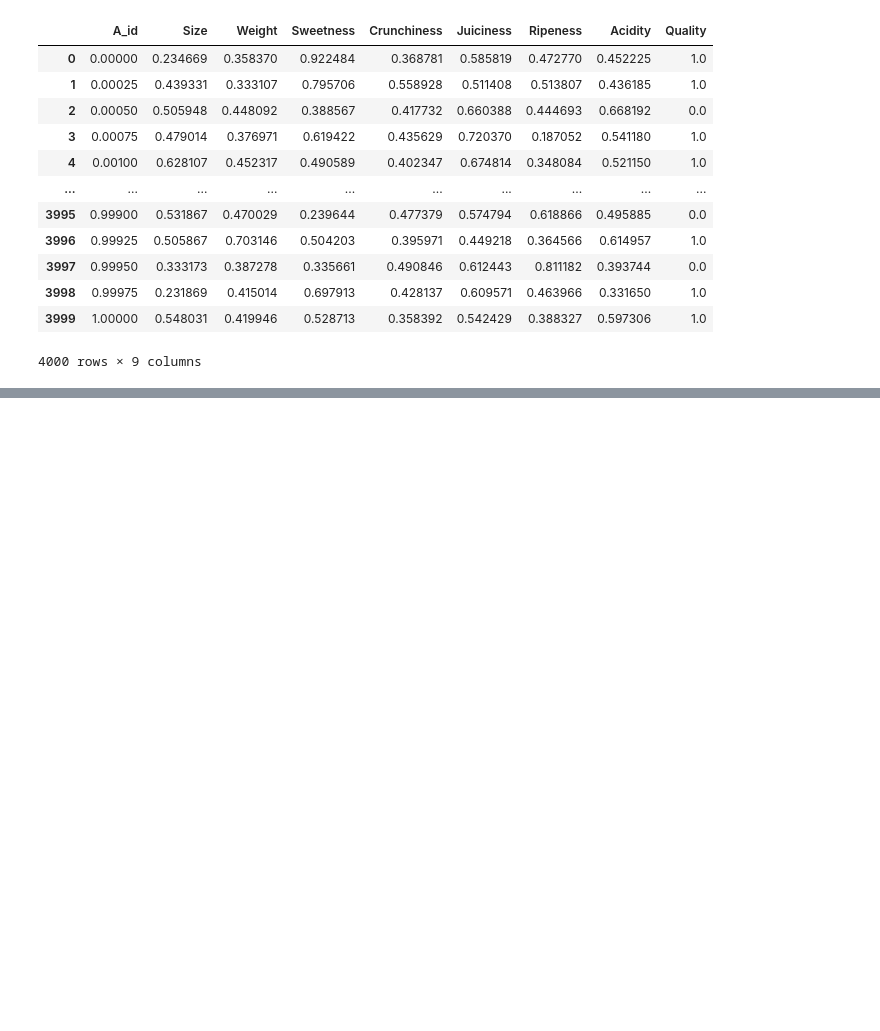
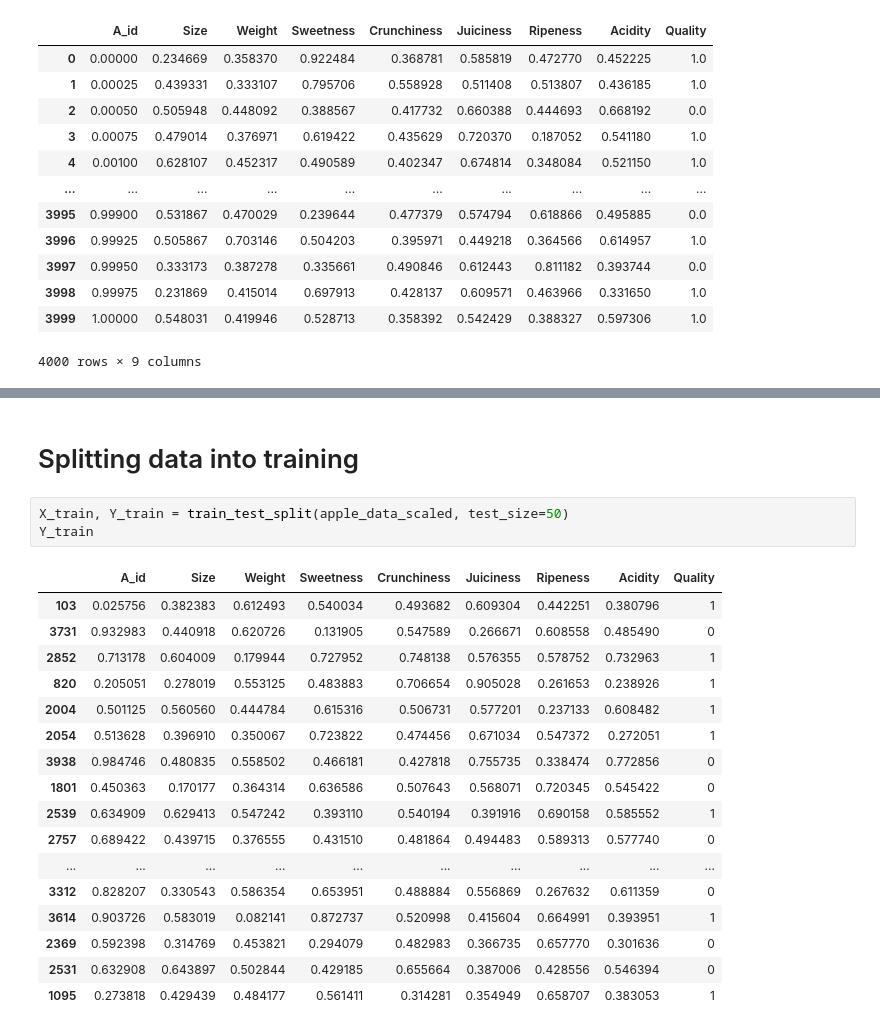
Before and after one commit to KrishnanditoLksn/MachineLearning_101, a Jupyter notebook: mlArchive/apple.ipynb, the cells around one changed output, grey strips where cells are left out. Saved outputs shown, nothing was run; the diff lists cells and outputs as text; blank space fills up the shorter version.

```diff
--- a/mlArchive/apple.ipynb
+++ b/mlArchive/apple.ipynb
@@ -205,0 +271,23 @@ apple_data_scaled
+# %% [markdown]
+# Splitting data  into training
+# %%
+X_train, Y_train = train_test_split(apple_data_scaled, test_size=50)
+Y_train
+# %% [output]
+|  | A_id | Size | Weight | Sweetness | Crunchiness | Juiciness | Ripeness | Acidity | Quality |
+| 103 | 0.025756 | 0.382383 | 0.612493 | 0.540034 | 0.493682 | 0.609304 | 0.442251 | 0.380796 | 1 |
+| 3731 | 0.932983 | 0.440918 | 0.620726 | 0.131905 | 0.547589 | 0.266671 | 0.608558 | 0.485490 | 0 |
+| 2852 | 0.713178 | 0.604009 | 0.179944 | 0.727952 | 0.748138 | 0.576355 | 0.578752 | 0.732963 | 1 |
+| 820 | 0.205051 | 0.278019 | 0.553125 | 0.483883 | 0.706654 | 0.905028 | 0.261653 | 0.238926 | 1 |
+| 2004 | 0.501125 | 0.560560 | 0.444784 | 0.615316 | 0.506731 | 0.577201 | 0.237133 | 0.608482 | 1 |
+| 2054 | 0.513628 | 0.396910 | 0.350067 | 0.723822 | 0.474456 | 0.671034 | 0.547372 | 0.272051 | 1 |
+| 3938 | 0.984746 | 0.480835 | 0.558502 | 0.466181 | 0.427818 | 0.755735 | 0.338474 | 0.772856 | 0 |
+| 1801 | 0.450363 | 0.170177 | 0.364314 | 0.636586 | 0.507643 | 0.568071 | 0.720345 | 0.545422 | 0 |
+| 2539 | 0.634909 | 0.629413 | 0.547242 | 0.393110 | 0.540194 | 0.391916 | 0.690158 | 0.585552 | 1 |
+| 2757 | 0.689422 | 0.439715 | 0.376555 | 0.431510 | 0.481864 | 0.494483 | 0.589313 | 0.577740 | 0 |
+| ... | ... | ... | ... | ... | ... | ... | ... | ... | ... |
+| 3312 | 0.828207 | 0.330543 | 0.586354 | 0.653951 | 0.488884 | 0.556869 | 0.267632 | 0.611359 | 0 |
+| 3614 | 0.903726 | 0.583019 | 0.082141 | 0.872737 | 0.520998 | 0.415604 | 0.664991 | 0.393951 | 1 |
+| 2369 | 0.592398 | 0.314769 | 0.453821 | 0.294079 | 0.482983 | 0.366735 | 0.657770 | 0.301636 | 0 |
+| 2531 | 0.632908 | 0.643897 | 0.502844 | 0.429185 | 0.655664 | 0.387006 | 0.428556 | 0.546394 | 0 |
+| 1095 | 0.273818 | 0.429439 | 0.484177 | 0.561411 | 0.314281 | 0.354949 | 0.658707 | 0.383053 | 1 |
```
Also changed, not shown: parts of 10 cells of this notebook.
